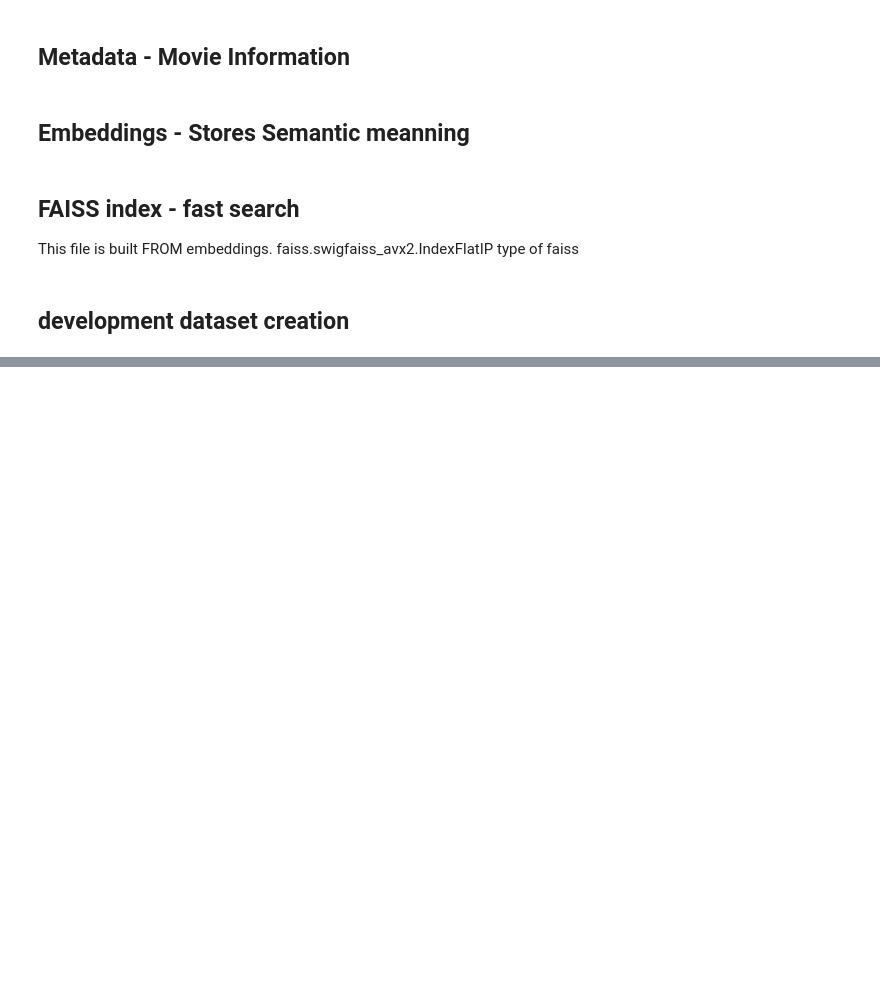
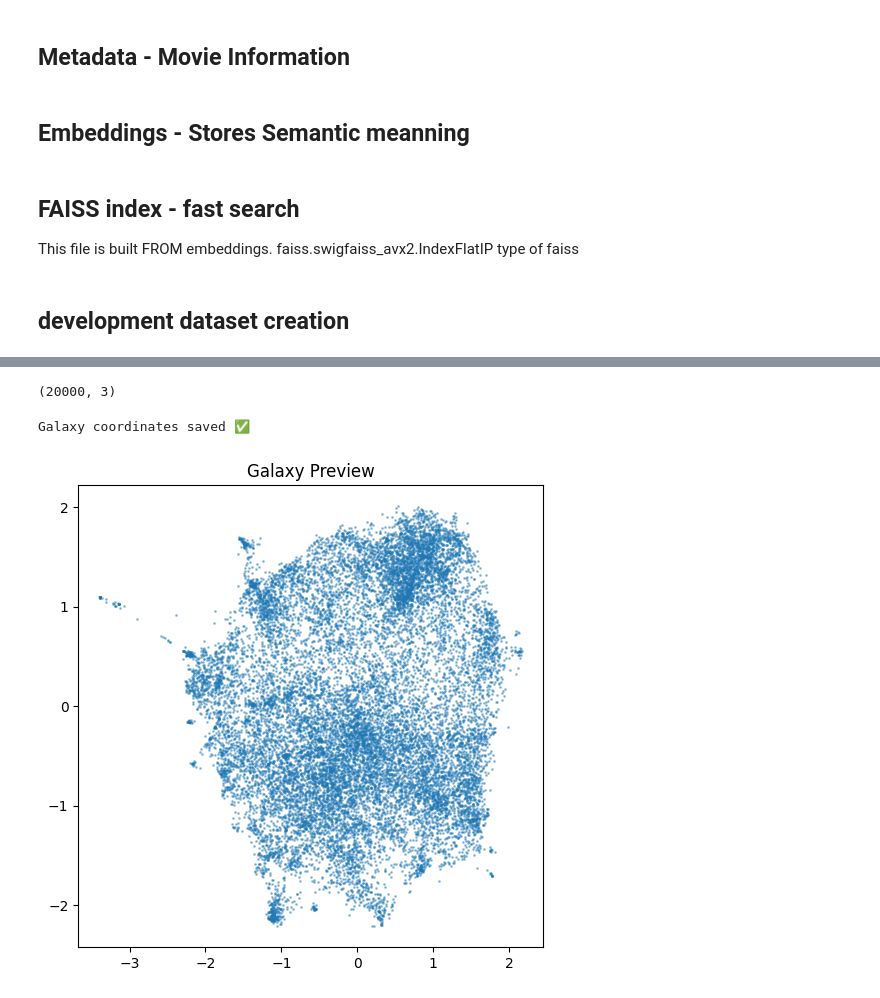
Before and after one commit to abhijitdalal26/movie-vector-galaxy, a Jupyter notebook: Subset-Data-creation.ipynb, the cells around one changed output, grey strips where cells are left out. Drawn from its saved outputs; the diff is of its cells as text; code cells hidden in the pictures; blank space fills up the shorter version.

```diff
--- a/Subset-Data-creation.ipynb
+++ b/Subset-Data-creation.ipynb
@@ -175,0 +194,11 @@ recommend_similar("tenet")
+# %%
+reducer = umap.UMAP(
+    n_components=3,      # 3D galaxy
+    n_neighbors=30,      # cluster structure
+    min_dist=0.05,       # tighter clusters
+    metric="cosine",     # matches embeddings
+    random_state=42,
+    verbose=True
+)
+# %%
+coords = reducer.fit_transform(emb_norm)
@@ -175,0 +231,39 @@ recommend_similar("tenet")
+# %%
+coords.shape
+# %% [output]
+(20000, 3)
+# %%
+galaxy_df = pd.DataFrame({
+    "vector_id": np.arange(len(coords)),
+    "x": coords[:, 0],
+    "y": coords[:, 1],
+    "z": coords[:, 2],
+})
+# %%
+for col in ["x", "y", "z"]:
+    galaxy_df[col] = (
+        galaxy_df[col] - galaxy_df[col].mean()
+    ) / galaxy_df[col].std()
+# %%
+galaxy_df.to_parquet(
+    f"{DATA_DEV}/galaxy_coords.parquet",
+    index=False
+)
+
+print("Galaxy coordinates saved ✅")
+# %% [output]
+Galaxy coordinates saved ✅
+# %%
+import matplotlib.pyplot as plt
+
+plt.figure(figsize=(6,6))
+plt.scatter(
+    galaxy_df["x"],
+    galaxy_df["y"],
+    s=1,
+    alpha=0.4
+)
+plt.title("Galaxy Preview")
+plt.show()
+# %% [output]
+[figure, added]
```
Also changed, not shown: parts of 5 cells of this notebook, 39 other files.
